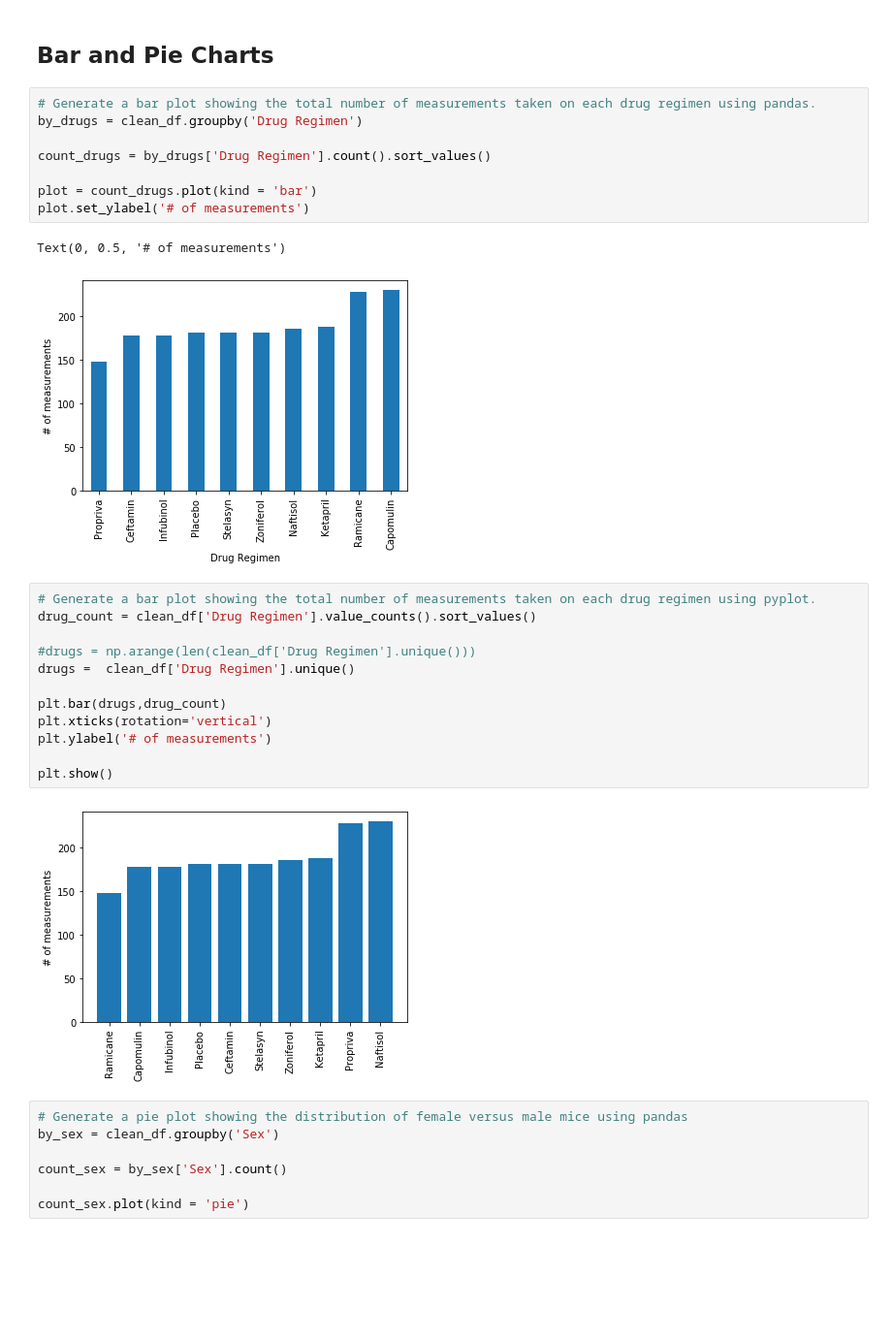
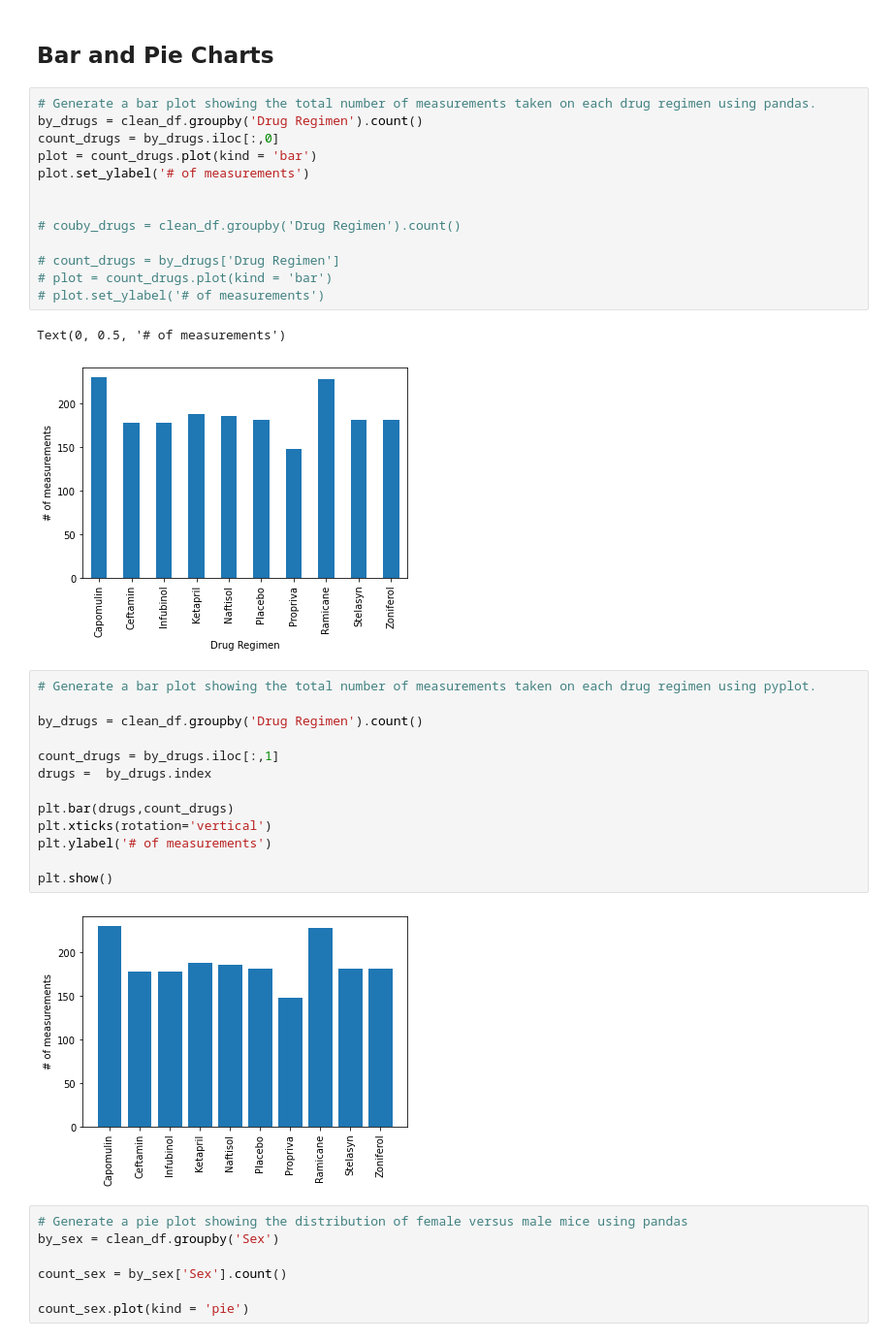
Before and after one commit to DPintacasi/matplotlib-challenge, a Jupyter notebook: pymaceuticals_starter.ipynb, the cells around one changed output. Shown at 97% size. Drawn from its saved outputs; the diff is of its cells as text; blank space fills up the shorter version.

```diff
--- a/pymaceuticals_starter.ipynb
+++ b/pymaceuticals_starter.ipynb
@@ -137,29 +137,35 @@ tumor_volume_summary_stat_df_alt
 ## Bar and Pie Charts
 # %%
 # Generate a bar plot showing the total number of measurements taken on each drug regimen using pandas.
-by_drugs = clean_df.groupby('Drug Regimen')
-
-count_drugs = by_drugs['Drug Regimen'].count().sort_values()
-
+by_drugs = clean_df.groupby('Drug Regimen').count()
+count_drugs = by_drugs.iloc[:,0]
 plot = count_drugs.plot(kind = 'bar')
 plot.set_ylabel('# of measurements')
+
+
+# couby_drugs = clean_df.groupby('Drug Regimen').count()
+
+# count_drugs = by_drugs['Drug Regimen']
+# plot = count_drugs.plot(kind = 'bar')
+# plot.set_ylabel('# of measurements')
 # %% [output]
 Text(0, 0.5, '# of measurements')
-[figure, old version]
+[figure, new version]
 # %%
 # Generate a bar plot showing the total number of measurements taken on each drug regimen using pyplot.
-drug_count = clean_df['Drug Regimen'].value_counts().sort_values()
 
-#drugs = np.arange(len(clean_df['Drug Regimen'].unique()))
-drugs =  clean_df['Drug Regimen'].unique()
+by_drugs = clean_df.groupby('Drug Regimen').count()
 
-plt.bar(drugs,drug_count)
+count_drugs = by_drugs.iloc[:,1]
+drugs =  by_drugs.index
+
+plt.bar(drugs,count_drugs)
 plt.xticks(rotation='vertical')
 plt.ylabel('# of measurements')
 
 plt.show()
 # %% [output]
-[figure, old version]
+[figure, new version]
 # %%
 # Generate a pie plot showing the distribution of female versus male mice using pandas
 by_sex = clean_df.groupby('Sex')
```
Also changed, not shown: parts of 3 cells of this notebook.
